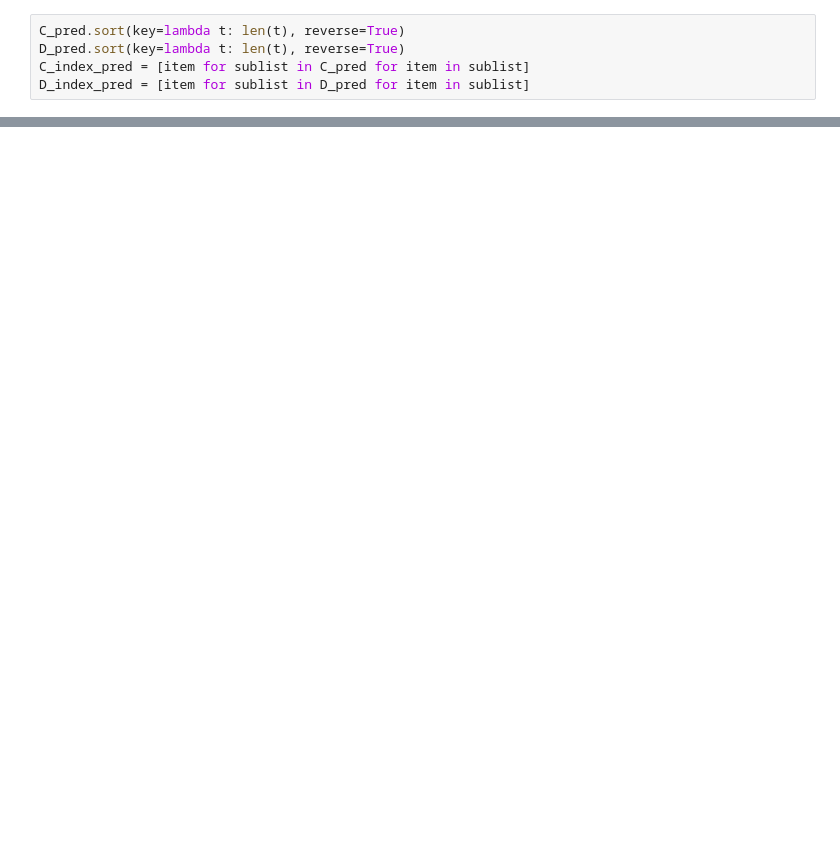
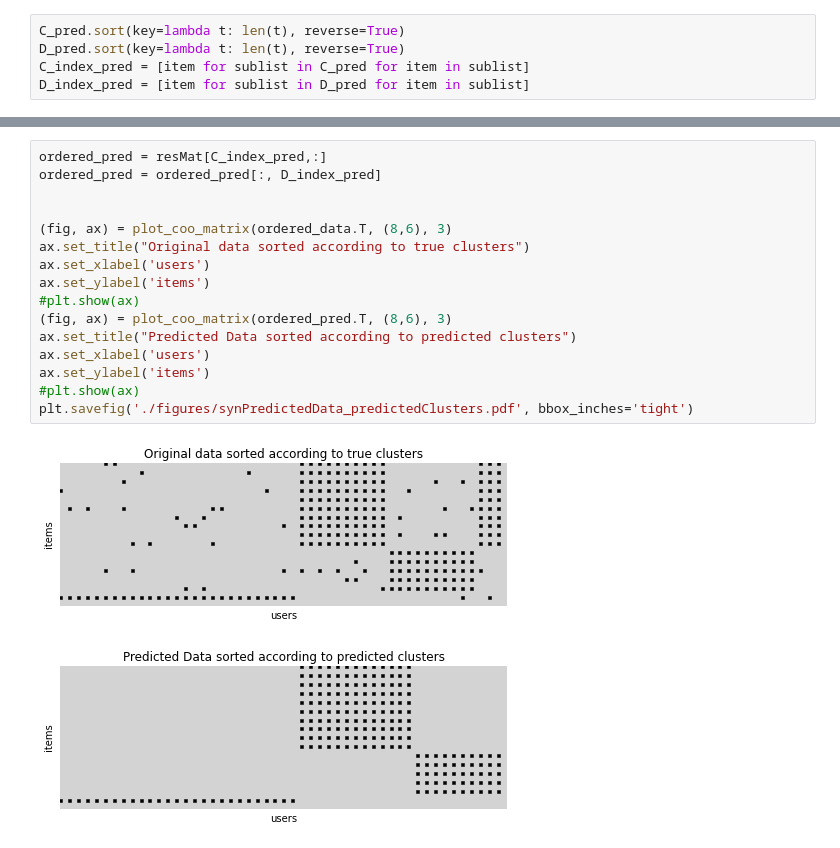
Before and after one commit to MaryanMorel/Variational_Co-Clustering, a Jupyter notebook: Variational Co-clustering.ipynb, the cells around one changed output, grey strips where cells are left out. Saved outputs shown, nothing was run; the diff lists cells and outputs as text; blank space fills up the shorter version.

```diff
--- a/Variational Co-clustering.ipynb
+++ b/Variational Co-clustering.ipynb
@@ -117,0 +144,19 @@ plt.show()
+# %%
+ordered_pred = resMat[C_index_pred,:]
+ordered_pred = ordered_pred[:, D_index_pred]
+
+
+(fig, ax) = plot_coo_matrix(ordered_data.T, (8,6), 3)
+ax.set_title("Original data sorted according to true clusters")
+ax.set_xlabel('users')
+ax.set_ylabel('items')
+#plt.show(ax)
+(fig, ax) = plot_coo_matrix(ordered_pred.T, (8,6), 3)
+ax.set_title("Predicted Data sorted according to predicted clusters")
+ax.set_xlabel('users')
+ax.set_ylabel('items')
+#plt.show(ax)
+plt.savefig('./figures/synPredictedData_predictedClusters.pdf', bbox_inches='tight')
+# %% [output]
+[figure, added]
+[figure, added]
```
Also changed, not shown: parts of 12 cells of this notebook, 9 other files.
